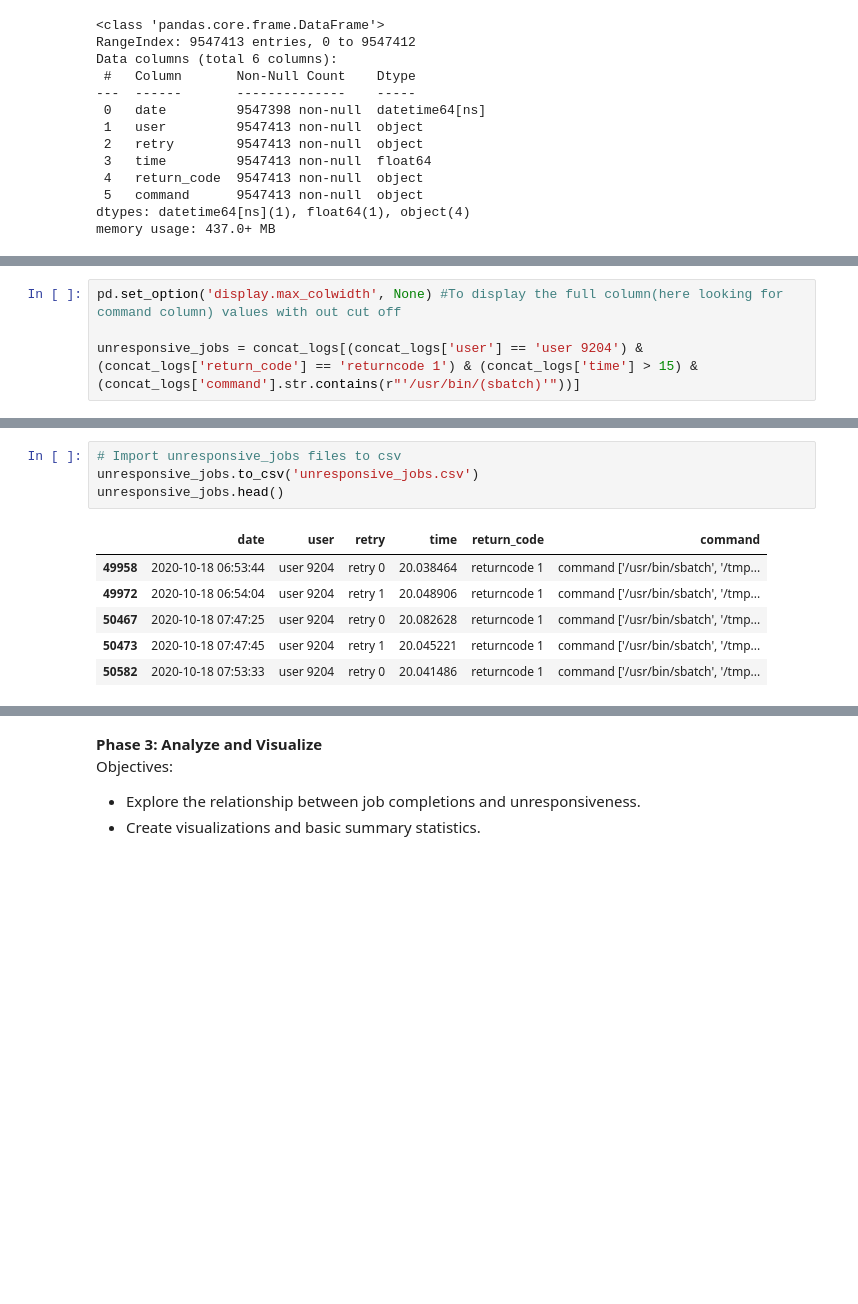
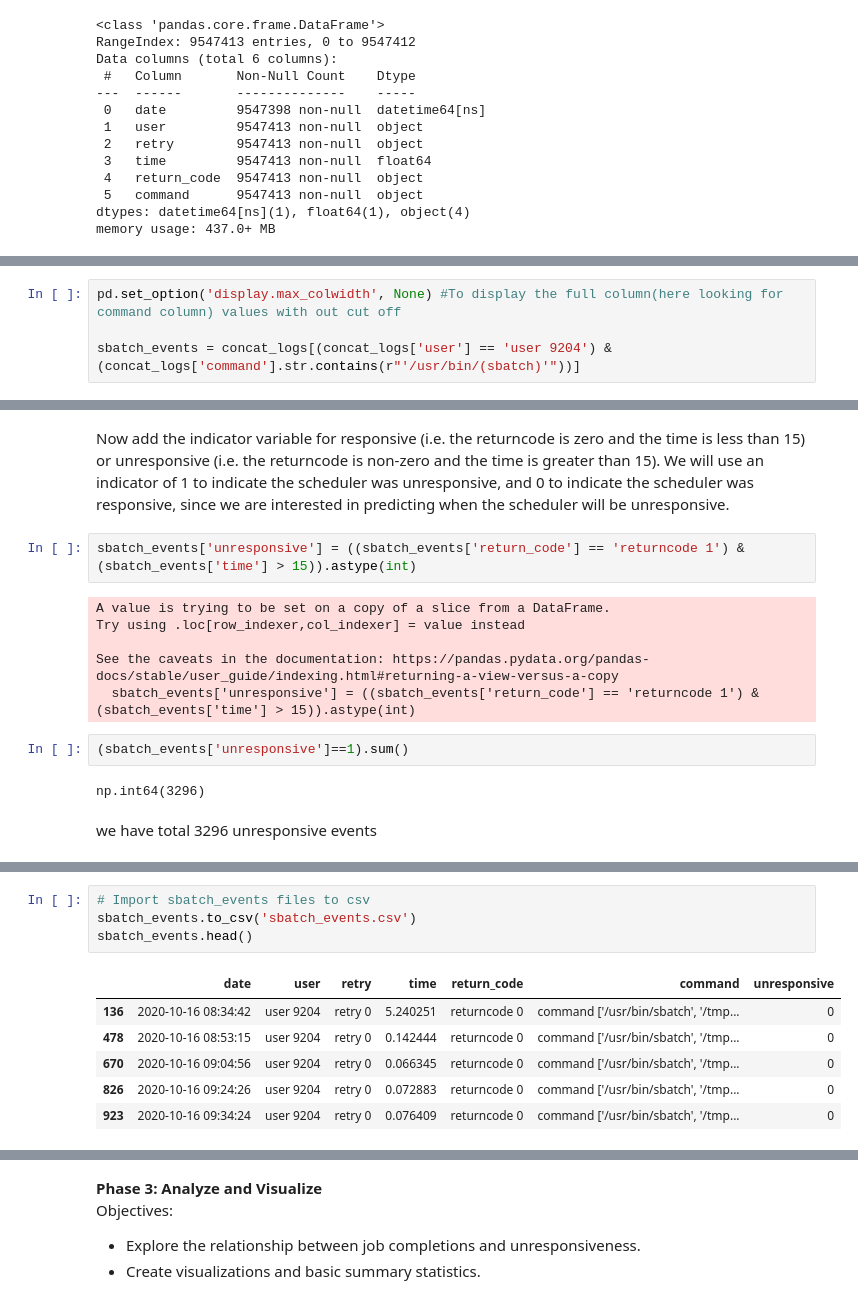
Before and after one commit to nss-data-science-cohort-9/accre-ADoddala, a Jupyter notebook: notebooks/accre_project.ipynb, the cells around one changed output, grey strips where cells are left out. Cells and saved outputs as stored; diff of their text form; blank space fills up the shorter version.

```diff
--- a/notebooks/accre_project.ipynb
+++ b/notebooks/accre_project.ipynb
@@ -382,4 +375,4 @@ memory usage: 437.0+ MB
 # %%
 pd.set_option('display.max_colwidth', None) #To display the full column(here looking for command column) values with out cut off
 
-unresponsive_jobs = concat_logs[(concat_logs['user'] == 'user 9204') & (concat_logs['return_code'] == 'returncode 1') & (concat_logs['time'] > 15) & (concat_logs['command'].str.contains(r"'/usr/bin/(sbatch)'"))]
+sbatch_events = concat_logs[(concat_logs['user'] == 'user 9204') & (concat_logs['command'].str.contains(r"'/usr/bin/(sbatch)'"))]
@@ -395,3 +379,19 @@ unresponsive_jobs.head()
+# %% [markdown]
+Now add the indicator variable for  responsive (i.e. the returncode is zero and the time is less than 15) or unresponsive (i.e. the returncode is non-zero and the time is greater than 15). We will use an indicator of 1 to indicate the scheduler was unresponsive, and 0 to indicate the scheduler was responsive, since we are interested in predicting when the scheduler will be unresponsive.
+# %%
+sbatch_events['unresponsive'] = ((sbatch_events['return_code'] == 'returncode 1') & (sbatch_events['time'] > 15)).astype(int)
+# %% [output]
+A value is trying to be set on a copy of a slice from a DataFrame.
+Try using .loc[row_indexer,col_indexer] = value instead
+
+See the caveats in the documentation: https://pandas.pydata.org/pandas-docs/stable/user_guide/indexing.html#returning-a-view-versus-a-copy
+  sbatch_events['unresponsive'] = ((sbatch_events['return_code'] == 'returncode 1') & (sbatch_events['time'] > 15)).astype(int)
+# %%
+(sbatch_events['unresponsive']==1).sum()
+# %% [output]
+np.int64(3296)
+# %% [markdown]
+we have total 3296 unresponsive events
 # %%
 completed_jobs.head(2)
 # %% [output]
@@ -399,13 +399,13 @@ completed_jobs.head(2)
 | 1 | 30853133 | COMPLETED | 2021-08-06 11:36:09 | 2021-09-05 11:36:32 | 262144Mn | 20604.62M | 30 days | 30 days 00:00:23 | 1 | 1 | cgw-platypus | ... |
 | 2 | 30858137 | COMPLETED | 2021-08-06 19:04:39 | 2021-09-05 19:04:53 | 204800Mn | 57553.77M | 30 days | 30 days 00:00:14 | 1 | 32 | cgw-tbi01 | ... |
 # %%
-# Import unresponsive_jobs files to csv
-unresponsive_jobs.to_csv('unresponsive_jobs.csv')
-unresponsive_jobs.head()
+# Import sbatch_events files to csv
+sbatch_events.to_csv('sbatch_events.csv')
+sbatch_events.head()
 # %% [output]
-|  | date | user | retry | time | return_code | command |
-| 49958 | 2020-10-18 06:53:44 | user 9204 | retry 0 | 20.038464 | returncode 1 | command ['/usr/bin/sbatch', '/tmp... |
-| 49972 | 2020-10-18 06:54:04 | user 9204 | retry 1 | 20.048906 | returncode 1 | command ['/usr/bin/sbatch', '/tmp... |
-| 50467 | 2020-10-18 07:47:25 | user 9204 | retry 0 | 20.082628 | returncode 1 | command ['/usr/bin/sbatch', '/tmp... |
-| 50473 | 2020-10-18 07:47:45 | user 9204 | retry 1 | 20.045221 | returncode 1 | command ['/usr/bin/sbatch', '/tmp... |
-| 50582 | 2020-10-18 07:53:33 | user 9204 | retry 0 | 20.041486 | returncode 1 | command ['/usr/bin/sbatch', '/tmp... |
+|  | date | user | retry | time | return_code | command | unresponsive |
+| 136 | 2020-10-16 08:34:42 | user 9204 | retry 0 | 5.240251 | returncode 0 | command ['/usr/bin/sbatch', '/tmp... | 0 |
+| 478 | 2020-10-16 08:53:15 | user 9204 | retry 0 | 0.142444 | returncode 0 | command ['/usr/bin/sbatch', '/tmp... | 0 |
+| 670 | 2020-10-16 09:04:56 | user 9204 | retry 0 | 0.066345 | returncode 0 | command ['/usr/bin/sbatch', '/tmp... | 0 |
+| 826 | 2020-10-16 09:24:26 | user 9204 | retry 0 | 0.072883 | returncode 0 | command ['/usr/bin/sbatch', '/tmp... | 0 |
+| 923 | 2020-10-16 09:34:24 | user 9204 | retry 0 | 0.076409 | returncode 0 | command ['/usr/bin/sbatch', '/tmp... | 0 |
```
Also changed, not shown: parts of 93 cells of this notebook.
